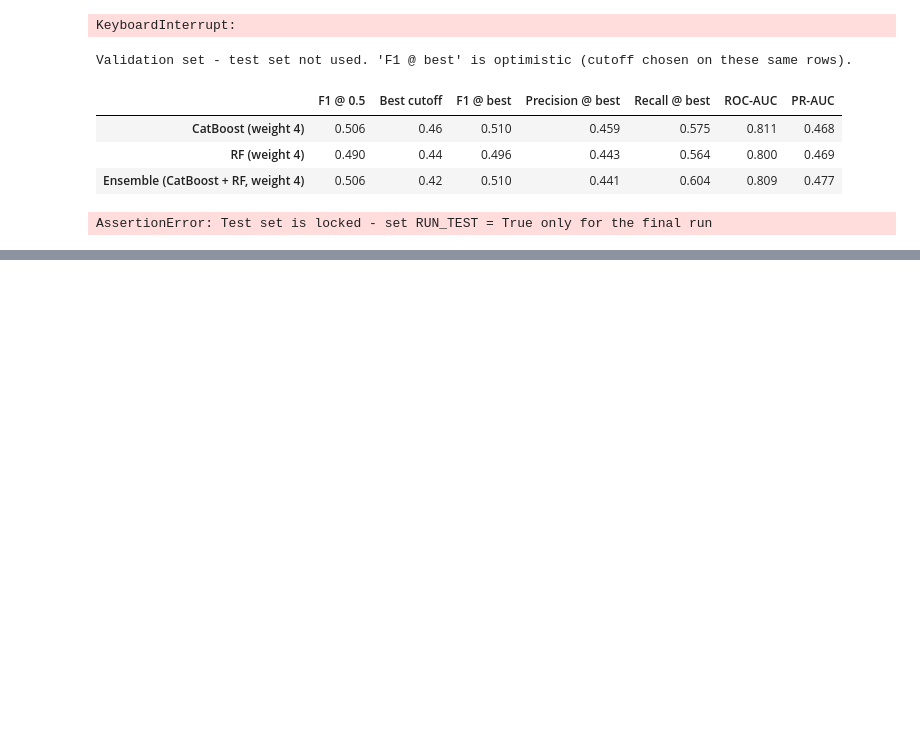
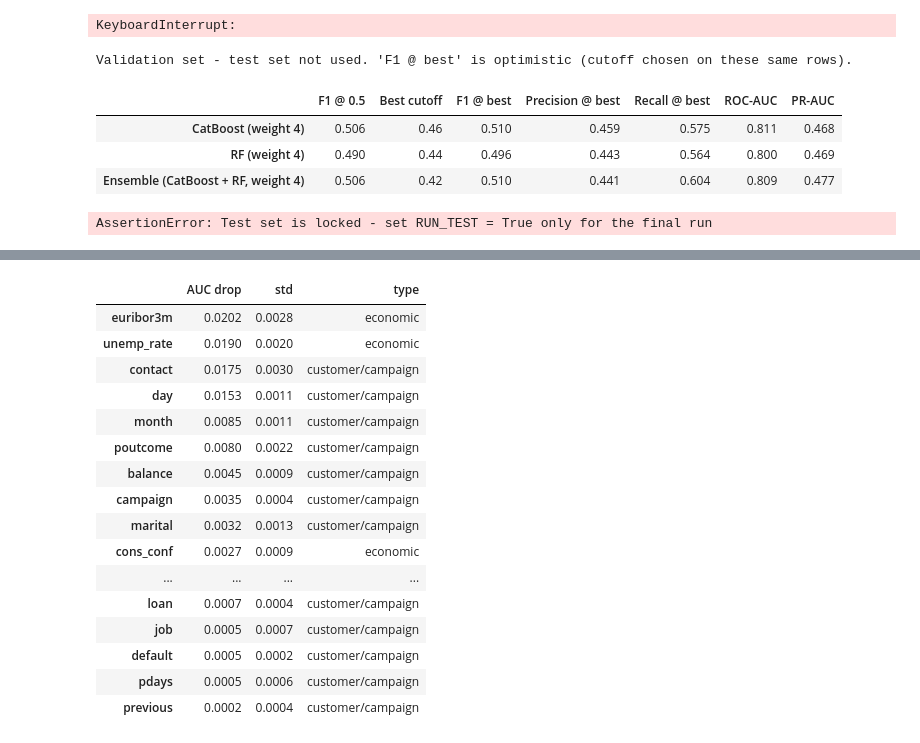
Before and after one commit to kant-deposit-project/deposit_project, a Jupyter notebook: banking project_1 - Copy.ipynb, the cells around one changed output, grey strips where cells are left out. Cells and saved outputs as stored; diff of their text form; code cells hidden in the pictures; blank space fills up the shorter version.

```diff
--- a/banking project_1 - Copy.ipynb
+++ b/banking project_1 - Copy.ipynb
@@ -1772,3 +1772,76 @@ for ax, (name, prob) in zip(axes, test_probs.items()):
 plt.tight_layout(); plt.show() 22
 # %% [output]
 AssertionError: Test set is locked - set RUN_TEST = True only for the final run
+# %%
+# ===================== cell A: final model, kept for interpretation =====================
+# Same final model as cell 49 (CatBoost w4 + economic data, train + validation 80%).
+# Cell 49 did not keep the fitted model, so it is refitted once here with identical settings.
+# The test set is used only to DESCRIBE the final model; no decision is changed from here on.
+import numpy as np, pandas as pd
+from catboost import CatBoostClassifier
+from sklearn.inspection import permutation_importance
+from sklearn.metrics import roc_auc_score, f1_score
+
+X_fit_final = to_cb(X_tv).join(macro.loc[X_tv.index, macro_cols])
+X_test_final = to_cb(X_test).join(macro.loc[X_test.index, macro_cols])
+final_cb = CatBoostClassifier(class_weights=W4, **cb_settings).fit(X_fit_final, y_tv)
+prob_final = final_cb.predict_proba(X_test_final)[:, 1]
+print(f"Check (should match cell 49): ROC-AUC {roc_auc_score(y_test, prob_final):.3f}, "
+      f"F1 {f1_score(y_test, prob_final >= 0.5):.3f}")
+
+# ===================== cell B: which variables does the final model rely on? =====================
+# Permutation importance = how much test ROC-AUC drops when one column is shuffled.
+# CatBoost reads categories directly, so each variable is ONE column (month is not split into 11 columns).
+perm = permutation_importance(final_cb, X_test_final, y_test, scoring="roc_auc",
+                              n_repeats=5, random_state=42, n_jobs=1)
+imp = (pd.DataFrame({"AUC drop": perm.importances_mean, "std": perm.importances_std},
+                    index=X_test_final.columns)
+       .sort_values("AUC drop", ascending=False))
+imp["type"] = np.where(imp.index.isin(macro_cols), "economic", "customer/campaign")
+display(imp.round(4))
+
+# ===================== cell C: who does the model get wrong? =====================
+# TP = found subscribers, FN = missed subscribers, FP = wasted calls, TN = correctly skipped
+pred = (prob_final >= 0.5).astype(int)
+yt = np.asarray(y_test)
+group = np.select([(yt == 1) & (pred == 1), (yt == 1) & (pred == 0), (yt == 0) & (pred == 1)],
+                  ["TP (found)", "FN (missed)", "FP (wasted call)"], "TN (skipped)")
+view = X_test_final.copy()
+view["group"] = group
+view["prob"] = prob_final
+
+profile = view.groupby("group").agg(
+    customers=("prob", "size"),
+    mean_prob=("prob", "mean"),
+    prev_success=("poutcome", lambda s: (s == "success").mean()),
+    contacted_before=("previous", lambda s: (s > 0).mean()),
+    contact_unknown=("contact", lambda s: (s == "unknown").mean()),
+    housing_loan=("housing", lambda s: (s == "yes").mean()),
+    campaign_mean=("campaign", "mean"),
+    age_median=("age", "median"),
+    balance_median=("balance", "median"),
+    euribor_mean=("euribor3m", "mean"),
+    may_share=("month", lambda s: (s == "may").mean()),
+).reindex(["TP (found)", "FN (missed)", "FP (wasted call)", "TN (skipped)"])
+display(profile.round(3))
+
+# Where are the missed subscribers? Recall by period (year reconstructed from row order, as in cell 1)
+period = merged_view.loc[X_test.index, "call_month"].astype(str).str[:4]
+by_year = pd.DataFrame({"y": yt, "pred": pred, "year": period.values})
+display(by_year[by_year["y"] == 1].groupby("year")
+        .agg(subscribers=("y", "size"), found=("pred", "sum"))
+        .assign(recall=lambda d: (d["found"] / d["subscribers"]).round(3)))
+
+# ===================== cell D: can the model rank customers WITHIN the same month? =====================
+# Economic indicators are identical for everyone in a month, so they can only help BETWEEN months.
+month_key = merged_view.loc[X_test.index, "call_month"].astype(str).values
+rows = []
+for m in sorted(set(month_key)):
+    mask = month_key == m
+    if mask.sum() >= 30 and len(set(yt[mask])) == 2:          # need both classes to compute AUC
+        rows.append({"month": m, "n": mask.sum(), "AUC": roc_auc_score(yt[mask], prob_final[mask])})
+within = pd.DataFrame(rows)
+print(f"Overall test ROC-AUC: {roc_auc_score(yt, prob_final):.3f}")
+print(f"Within-month ROC-AUC (weighted mean over {len(within)} months): "
+      f"{np.average(within['AUC'], weights=within['n']):.3f}")
+# %% [output]
@@ -1774,0 +1849,17 @@ AssertionError: Test set is locked - set RUN_TEST = True only for the final run
+|  | AUC drop | std | type |
+| euribor3m | 0.0202 | 0.0028 | economic |
+| unemp_rate | 0.0190 | 0.0020 | economic |
+| contact | 0.0175 | 0.0030 | customer/campaign |
+| day | 0.0153 | 0.0011 | customer/campaign |
+| month | 0.0085 | 0.0011 | customer/campaign |
+| poutcome | 0.0080 | 0.0022 | customer/campaign |
+| balance | 0.0045 | 0.0009 | customer/campaign |
+| campaign | 0.0035 | 0.0004 | customer/campaign |
+| marital | 0.0032 | 0.0013 | customer/campaign |
+| cons_conf | 0.0027 | 0.0009 | economic |
+| ... | ... | ... | ... |
+| loan | 0.0007 | 0.0004 | customer/campaign |
+| job | 0.0005 | 0.0007 | customer/campaign |
+| default | 0.0005 | 0.0002 | customer/campaign |
+| pdays | 0.0005 | 0.0006 | customer/campaign |
+| previous | 0.0002 | 0.0004 | customer/campaign |
```
Also changed, not shown: parts of 3 cells of this notebook, 6 other files.
